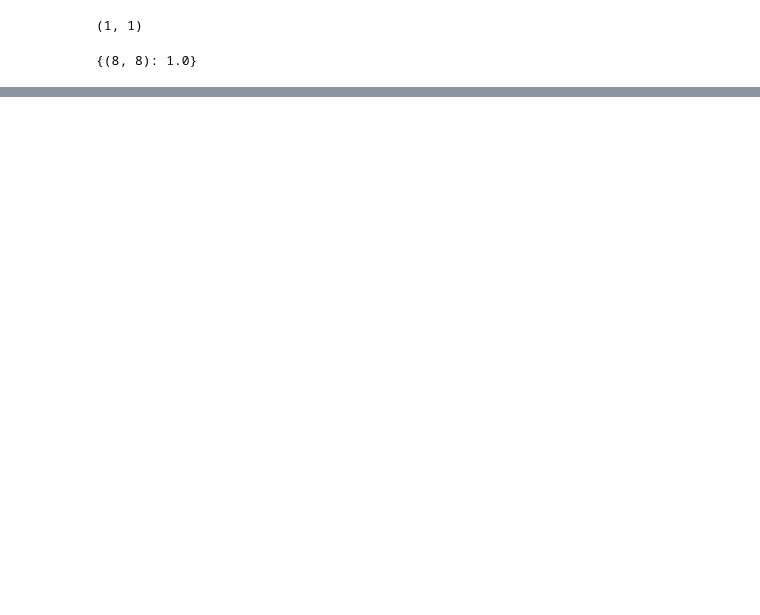
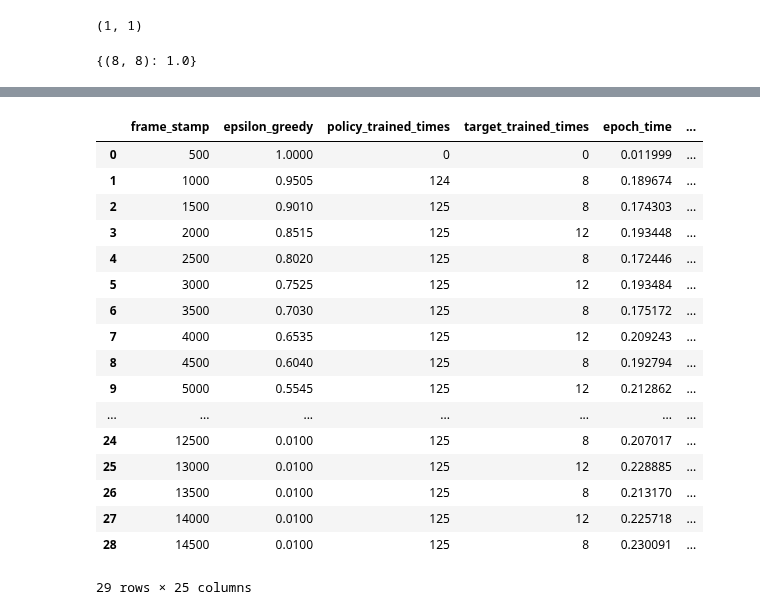
Before and after one commit to mariusdgm/phd-research, a Jupyter notebook: experiments/dqn/check_experiment.ipynb, the cells around one changed output, grey strips where cells are left out. Saved outputs shown, nothing was run; the diff lists cells and outputs as text; code cells hidden in the pictures; blank space fills up the shorter version.

```diff
--- a/experiments/dqn/check_experiment.ipynb
+++ b/experiments/dqn/check_experiment.ipynb
@@ -274,0 +356,61 @@ agent.training_stats
+# %%
+def collect_metrics_data(metrics):
+    # Initialize an empty list to collect processed data
+    data = []
+
+    # Iterate over each metric log
+    for metric in metrics:
+        # Flatten the nested dictionary structure for each metric log
+        flat_metric = {
+            'frame_stamp': metric['frame_stamp'],
+            'epsilon_greedy': metric['epsilon_greedy'],
+            'policy_trained_times': metric['policy_trained_times'],
+            'target_trained_times': metric['target_trained_times'],
+            'epoch_time': metric['epoch_time'].total_seconds()
+        }
+
+        # Add episode rewards statistics
+        for stat_name, value in metric['episode_rewards'].items():
+            flat_metric[f'episode_rewards_{stat_name}'] = value
+
+        # Add episode frames statistics
+        for stat_name, value in metric['episode_frames'].items():
+            flat_metric[f'episode_frames_{stat_name}'] = value
+
+        # Add episode losses statistics
+        for stat_name, value in metric['episode_losses'].items():
+            flat_metric[f'episode_losses_{stat_name}'] = value
+
+        # Add episode max_qs statistics
+        for stat_name, value in metric['episode_max_qs'].items():
+            flat_metric[f'episode_max_qs_{stat_name}'] = value
+
+        # Append the flattened metric to the data list
+        data.append(flat_metric)
+
+    # Convert the data list to a DataFrame
+    df = pd.DataFrame(data)
+
+    return df
+
+df = collect_metrics_data(agent.training_stats)
+df
+# %% [output]
+|  | frame_stamp | epsilon_greedy | policy_trained_times | target_trained_times | epoch_time | ... |
+| 0 | 500 | 1.0000 | 0 | 0 | 0.011999 | ... |
+| 1 | 1000 | 0.9505 | 124 | 8 | 0.189674 | ... |
+| 2 | 1500 | 0.9010 | 125 | 8 | 0.174303 | ... |
+| 3 | 2000 | 0.8515 | 125 | 12 | 0.193448 | ... |
+| 4 | 2500 | 0.8020 | 125 | 8 | 0.172446 | ... |
+| 5 | 3000 | 0.7525 | 125 | 12 | 0.193484 | ... |
+| 6 | 3500 | 0.7030 | 125 | 8 | 0.175172 | ... |
+| 7 | 4000 | 0.6535 | 125 | 12 | 0.209243 | ... |
+| 8 | 4500 | 0.6040 | 125 | 8 | 0.192794 | ... |
+| 9 | 5000 | 0.5545 | 125 | 12 | 0.212862 | ... |
+| ... | ... | ... | ... | ... | ... | ... |
+| 24 | 12500 | 0.0100 | 125 | 8 | 0.207017 | ... |
+| 25 | 13000 | 0.0100 | 125 | 12 | 0.228885 | ... |
+| 26 | 13500 | 0.0100 | 125 | 8 | 0.213170 | ... |
+| 27 | 14000 | 0.0100 | 125 | 12 | 0.225718 | ... |
+| 28 | 14500 | 0.0100 | 125 | 8 | 0.230091 | ... |
+29 rows × 25 columns
```
Also changed, not shown: parts of 18 cells of this notebook, 4 other files.
